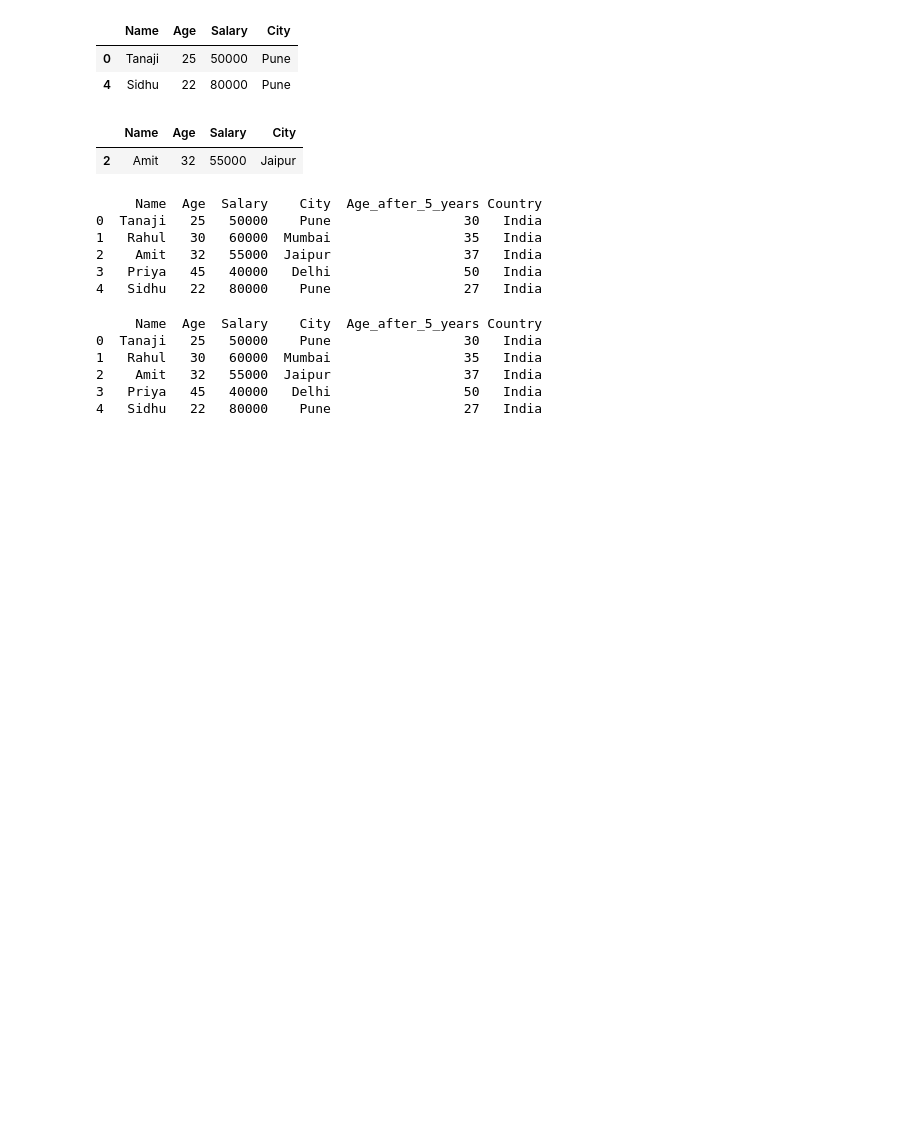
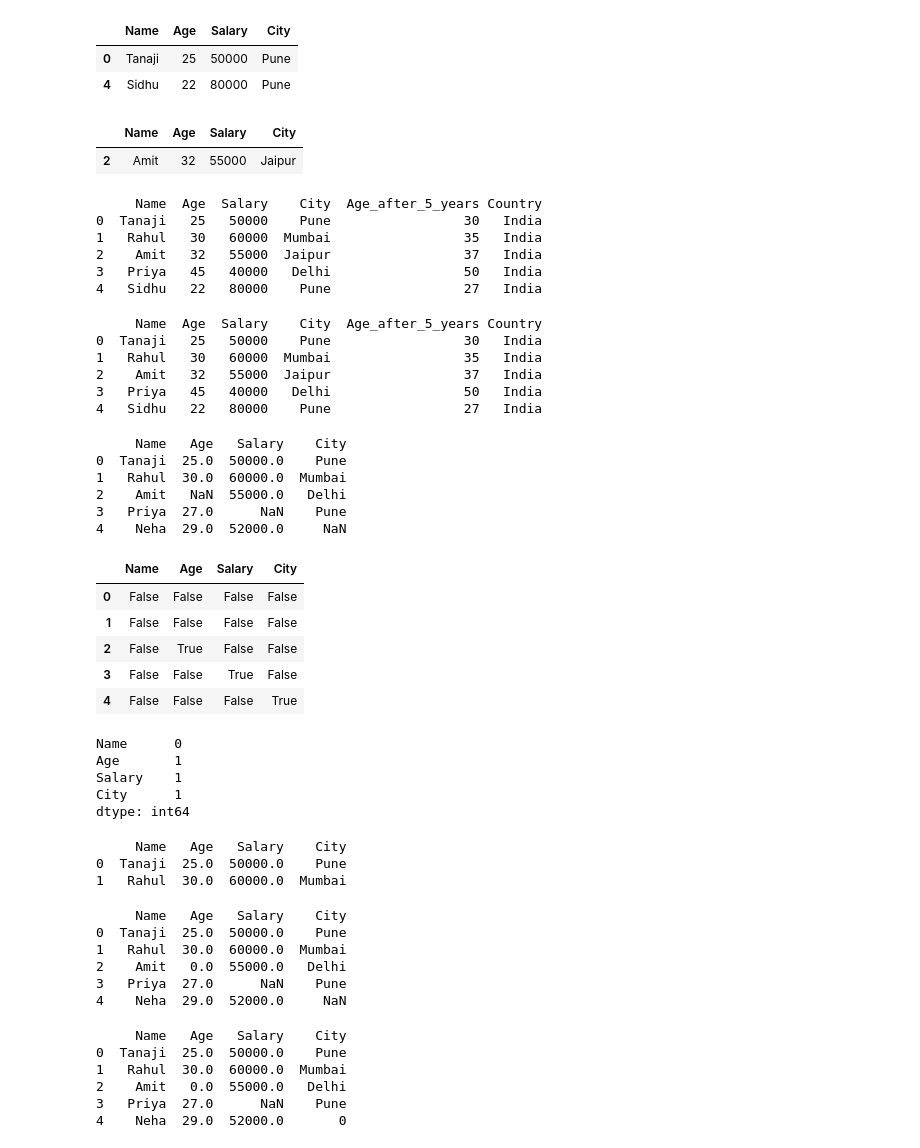
Before and after one commit to tanaji-more/python, a Jupyter notebook: pandas.ipynb, the cells around one changed output. Saved outputs shown, nothing was run; the diff lists cells and outputs as text; code cells hidden in the pictures; blank space fills up the shorter version.

```diff
--- a/pandas.ipynb
+++ b/pandas.ipynb
@@ -450,3 +450,71 @@ print(df)
 2    Amit   32   55000  Jaipur                 37   India
 3   Priya   45   40000   Delhi                 50   India
 4   Sidhu   22   80000    Pune                 27   India
+# %%
+# Handling Missing values
+
+data= {
+    "Name": ["Tanaji", "Rahul", "Amit", "Priya", "Neha"],
+    "Age": [25, 30, None, 27, 29],
+    "Salary": [50000, 60000, 55000, None, 52000],
+    "City": ["Pune", "Mumbai", "Delhi", "Pune", None]
+}
+
+df = pd.DataFrame(data)
+print(df)
+# %% [output]
+     Name   Age   Salary    City
+0  Tanaji  25.0  50000.0    Pune
+1   Rahul  30.0  60000.0  Mumbai
+2    Amit   NaN  55000.0   Delhi
+3   Priya  27.0      NaN    Pune
+4    Neha  29.0  52000.0     NaN
+# %%
+# 🟢 1. Handling Missing Values
+
+df.isnull()
+# %% [output]
+|  | Name | Age | Salary | City |
+| 0 | False | False | False | False |
+| 1 | False | False | False | False |
+| 2 | False | True | False | False |
+| 3 | False | False | True | False |
+| 4 | False | False | False | True |
+# %%
+# Count missing values
+df.isnull().sum()
+# %% [output]
+Name      0
+Age       1
+Salary    1
+City      1
+dtype: int64
+# %%
+# Remove rows with missing values
+
+df_clean = df.dropna()
+print(df_clean)
+# %% [output]
+     Name   Age   Salary    City
+0  Tanaji  25.0  50000.0    Pune
+1   Rahul  30.0  60000.0  Mumbai
+# %%
+df["Age"] = df["Age"].fillna(0)
+print(df)
+# %% [output]
+     Name   Age   Salary    City
+0  Tanaji  25.0  50000.0    Pune
+1   Rahul  30.0  60000.0  Mumbai
+2    Amit   0.0  55000.0   Delhi
+3   Priya  27.0      NaN    Pune
+4    Neha  29.0  52000.0     NaN
+# %%
+df["City"] = df["City"].fillna("Unkown")
+print(df)
+# %% [output]
+     Name   Age   Salary    City
+0  Tanaji  25.0  50000.0    Pune
+1   Rahul  30.0  60000.0  Mumbai
+2    Amit   0.0  55000.0   Delhi
+3   Priya  27.0      NaN    Pune
+4    Neha  29.0  52000.0       0
```
